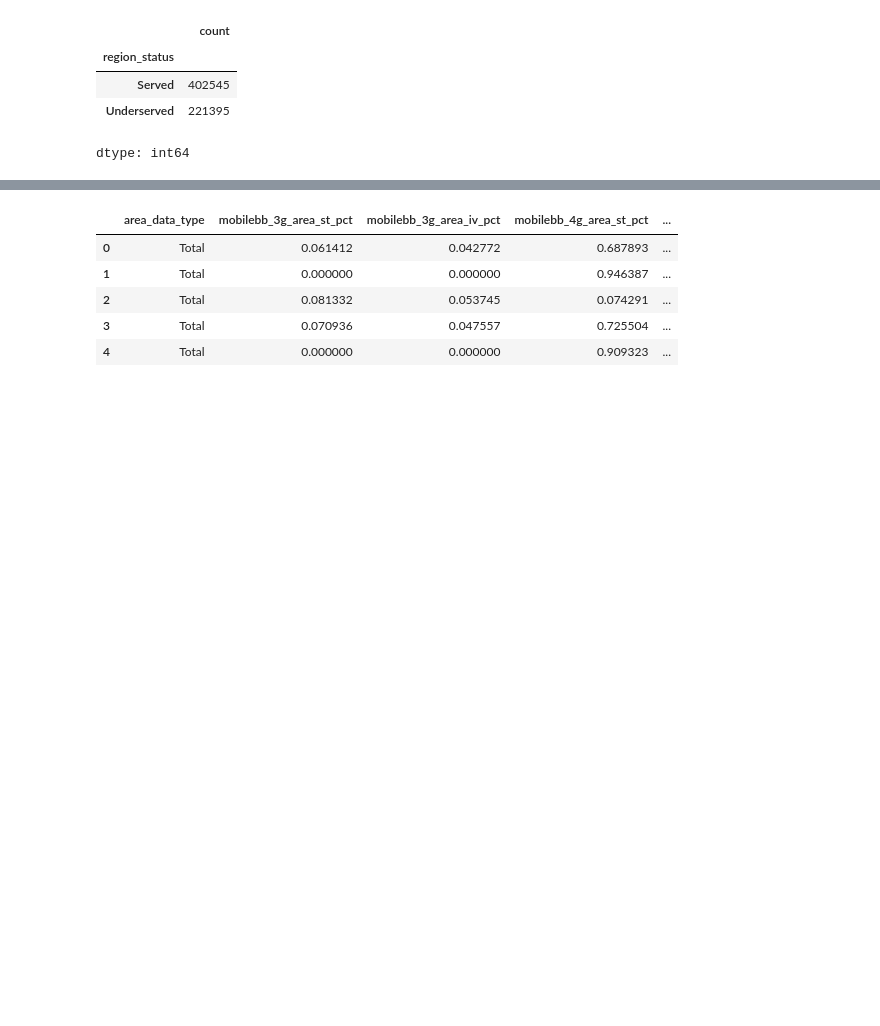
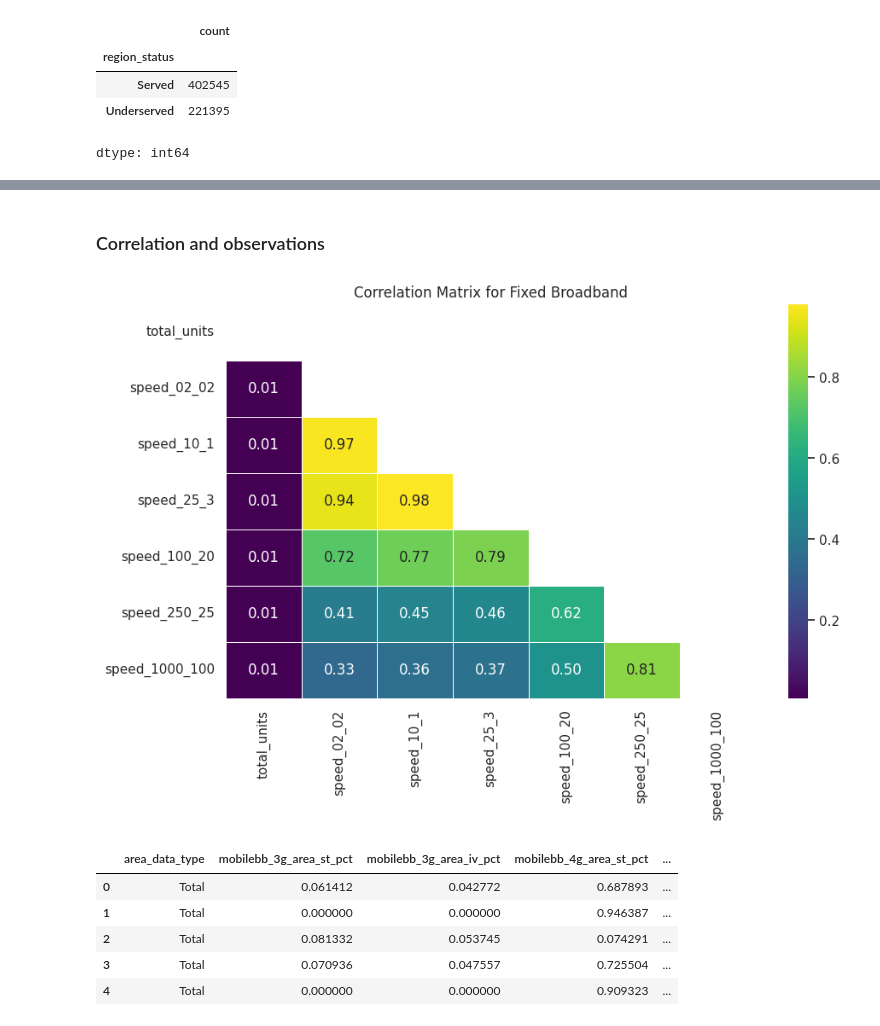
Before and after one commit to AishaniD078/huds_ms_airband_analysis_2_repo, a Jupyter notebook: HUDS_Research_Skeleton_Notebook_Aishani.ipynb, the cells around one changed output, grey strips where cells are left out. Drawn from its saved outputs; the diff is of its cells as text; code cells hidden in the pictures; blank space fills up the shorter version.

```diff
--- a/HUDS_Research_Skeleton_Notebook_Aishani.ipynb
+++ b/HUDS_Research_Skeleton_Notebook_Aishani.ipynb
@@ -339,3 +365,28 @@ dtype: int64
+# %% [markdown]
+### Correlation and observations
+# %%
+fixed_corr = new_fixed_bb.select_dtypes(include='number').corr()
+# %%
+# Set seaborn themes
+sns.set_theme(style='white')
+sns.color_palette('viridis', as_cmap=True)
+
+# Create the plot
+plt.figure(figsize=(10,6))
+matrix = fixed_corr
+mask = np.triu(np.ones_like(matrix, dtype=float))
+sns.heatmap(fixed_corr,
+           annot=True,
+           linewidths=.5,
+           cmap='viridis',
+           fmt= '.2f',
+           mask=mask)
+
+# Specify the name of the plot
+plt.title('Correlation Matrix for Fixed Broadband')
+plt.show()
+# %% [output]
+[figure, added]
 # %%
 # Mapping new feature to new_mobile_bb
 mobile_broadband_status = []
```
Also changed, not shown: parts of 18 cells of this notebook.
